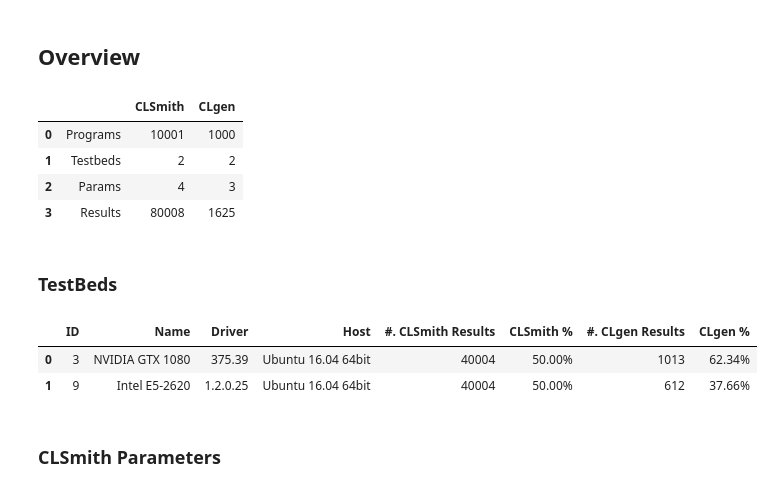
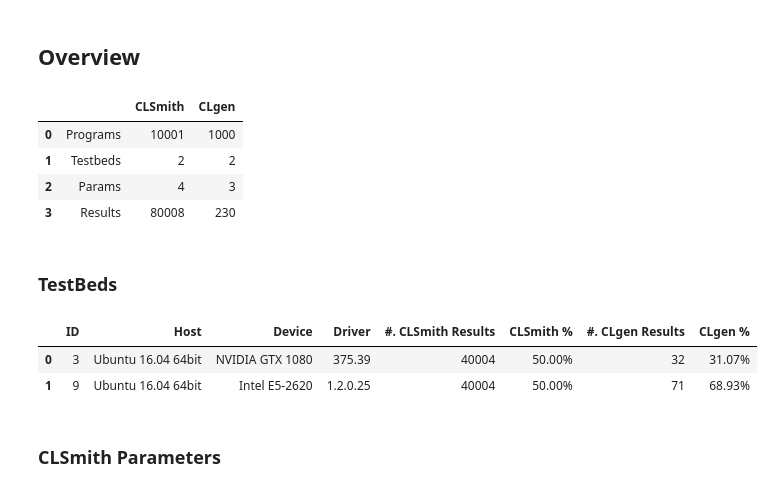
Before and after one commit to ChrisCummins/phd, a Jupyter notebook: difftest/Difftest Results.ipynb, the cells around one changed output. Cells and saved outputs as stored; diff of their text form; code cells hidden in the pictures.

Commit message:
difftest: Update results notebook

```diff
--- a/difftest/Difftest Results.ipynb
+++ b/difftest/Difftest Results.ipynb
@@ -31,8 +31,8 @@ session = db.make_session()
 data = []
 data.append(("Programs", session.query(CLSmithProgram).count(),
                          session.query(CLgenProgram).count()))
-data.append(("Testbeds", session.query(CLSmithResult.testbed_id).group_by(CLSmithResult.testbed_id).count(),
-                         session.query(CLgenResult.testbed_id).group_by(CLgenResult.testbed_id).count()))
+data.append(("Testbeds", session.query(CLSmithResult.testbed).group_by(CLSmithResult.testbed).count(),
+                         session.query(CLgenResult.testbed).group_by(CLgenResult.testbed).count()))
 data.append(("Params", session.query(CLSmithParams).count(),
                        session.query(CLgenParams).count()))
 data.append(("Results", session.query(CLSmithResult).count(),
@@ -44,31 +44,31 @@ pd.DataFrame(data, columns=["", "CLSmith", "CLgen"])
 | 0 | Programs | 10001 | 1000 |
 | 1 | Testbeds | 2 | 2 |
 | 2 | Params | 4 | 3 |
-| 3 | Results | 80008 | 1625 |
+| 3 | Results | 80008 | 230 |
 # %% [markdown]
 ### TestBeds
 # %%
 DEVICES = {
     "GeForce GTX 1080": "NVIDIA GTX 1080",
     "Intel(R) Xeon(R) CPU E5-2620 v4 @ 2.10GHz": "Intel E5-2620"
 }
 
 testbeds = []
 for testbed in session.query(Testbed):
     nresult_clsmith = session.query(CLSmithResult).filter(CLSmithResult.testbed == testbed).count()
     nresult_clgen = session.query(CLgenResult).filter(CLgenResult.testbed == testbed).count()
     clsmith_ratio_result = "{:.2%}".format(nresult_clsmith / session.query(CLSmithResult).count())
     clgen_ratio_result = "{:.2%}".format(nresult_clgen / session.query(CLgenResult).count())
-    testbeds.append((testbed.id, DEVICES.get(testbed.device, testbed.device),
-                     testbed.driver, testbed.host, nresult_clsmith, clsmith_ratio_result,
+    testbeds.append((testbed.id, testbed.host, DEVICES.get(testbed.device, testbed.device),
+                     testbed.driver, nresult_clsmith, clsmith_ratio_result,
                      nresult_clgen, clgen_ratio_result))
 
 pd.DataFrame(testbeds, columns=[
-    "ID", "Name", "Driver", "Host", "#. CLSmith Results", "CLSmith %", "#. CLgen Results", "CLgen %"])
+    "ID", "Host", "Device", "Driver", "#. CLSmith Results", "CLSmith %", "#. CLgen Results", "CLgen %"])
 # %% [output]
-|  | ID | Name | Driver | Host | #. CLSmith Results | CLSmith % | #. CLgen Results | CLgen % |
-| 0 | 3 | NVIDIA GTX 1080 | 375.39 | Ubuntu 16.04 64bit | 40004 | 50.00% | 1013 | 62.34% |
-| 1 | 9 | Intel E5-2620 | 1.2.0.25 | Ubuntu 16.04 64bit | 40004 | 50.00% | 612 | 37.66% |
+|  | ID | Host | Device | Driver | #. CLSmith Results | CLSmith % | #. CLgen Results | CLgen % |
+| 0 | 3 | Ubuntu 16.04 64bit | NVIDIA GTX 1080 | 375.39 | 40004 | 50.00% | 32 | 31.07% |
+| 1 | 9 | Ubuntu 16.04 64bit | Intel E5-2620 | 1.2.0.25 | 40004 | 50.00% | 71 | 68.93% |
 # %% [markdown]
 ### CLSmith Parameters
 # %%
```
Also changed, not shown: parts of 4 cells of this notebook.
